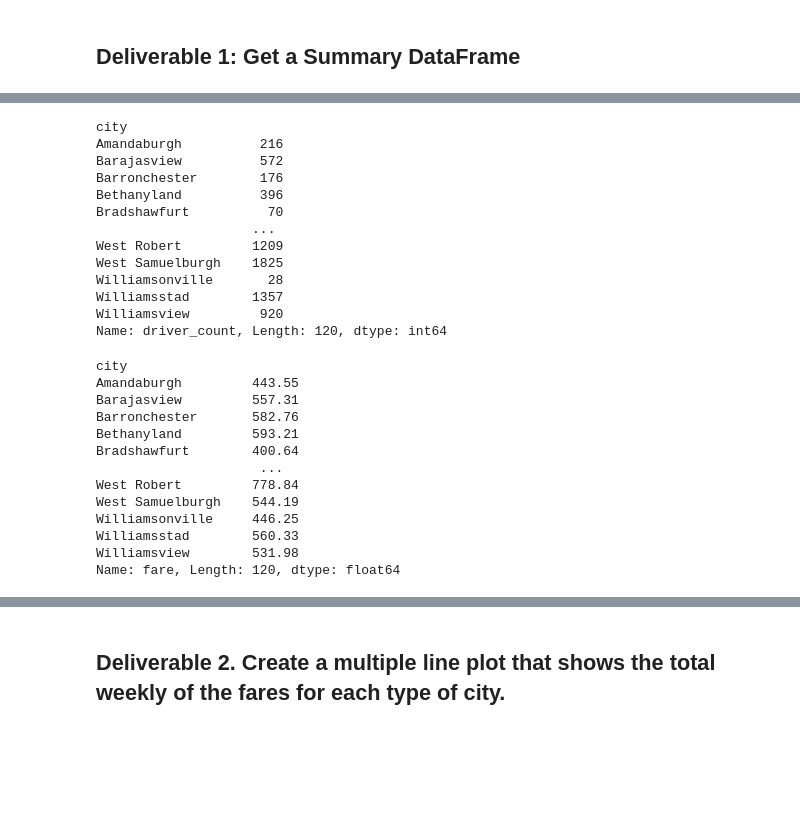
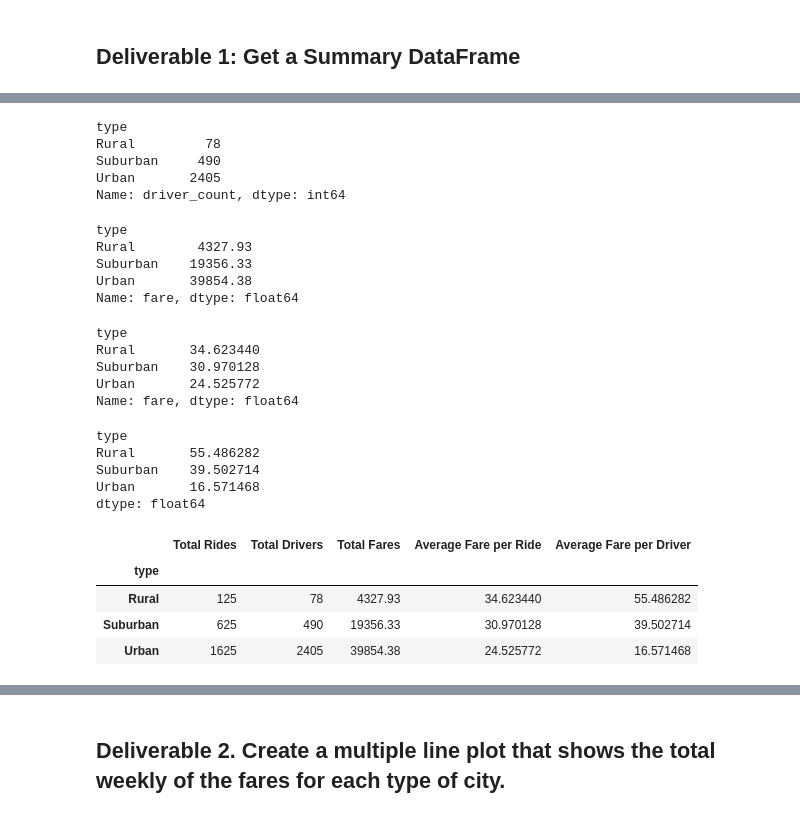
Before and after one commit to marveld21/PyBer_Analysis, a Jupyter notebook: PyBer_Challenge.ipynb, the cells around one changed output, grey strips where cells are left out. Drawn from its saved outputs; the diff is of its cells as text; code cells hidden in the pictures; blank space fills up the shorter version.

```diff
--- a/PyBer_Challenge.ipynb
+++ b/PyBer_Challenge.ipynb
@@ -55,42 +47,42 @@ Name: ride_id, Length: 120, dtype: int64
 # %%
 # 2. Get the total drivers for each city type
 
-drivers_per_city = pyber_data_df.groupby(["city"]).sum()["driver_count"]
-drivers_per_city
+drivers_by_type = city_data_df.groupby(['type']).sum()['driver_count']
+drivers_by_type
 # %% [output]
-city
-Amandaburgh          216
-Barajasview          572
-Barronchester        176
-Bethanyland          396
-Bradshawfurt          70
-                    ...
-West Robert         1209
-West Samuelburgh    1825
-Williamsonville       28
-Williamsstad        1357
-Williamsview         920
-Name: driver_count, Length: 120, dtype: int64
+type
+Rural         78
+Suburban     490
+Urban       2405
+Name: driver_count, dtype: int64
 # %%
 #  3. Get the total amount of fares for each city type
 
-total_fares_per_city = pyber_data_df.groupby(["city"]).sum()["fare"]
-total_fares_per_city
+fare_by_type = pyber_data_df.groupby(['type']).sum()['fare']
+fare_by_type
 # %% [output]
-city
-Amandaburgh         443.55
-Barajasview         557.31
-Barronchester       582.76
-Bethanyland         593.21
-Bradshawfurt        400.64
-                     ...
-West Robert         778.84
-West Samuelburgh    544.19
-Williamsonville     446.25
-Williamsstad        560.33
-Williamsview        531.98
-Name: fare, Length: 120, dtype: float64
+type
+Rural        4327.93
+Suburban    19356.33
+Urban       39854.38
+Name: fare, dtype: float64
 # %%
 #  4. Get the average fare per ride for each city type.
+avg_fare_per_ride = pyber_data_df.groupby(["type"]).mean()["fare"]
+avg_fare_per_ride
+# %% [output]
+type
+Rural       34.623440
+Suburban    30.970128
+Urban       24.525772
+Name: fare, dtype: float64
 # %%
 # 5. Get the average fare per driver for each city type.
+avg_fare_per_driver = fare_by_type / drivers_by_type
+avg_fare_per_driver
+# %% [output]
+type
+Rural       55.486282
+Suburban    39.502714
+Urban       16.571468
+dtype: float64
@@ -99,3 +89,19 @@ Name: fare, Length: 120, dtype: float64
+# %%
+#  6. Create a PyBer summary DataFrame.
+pyber_summary_df = pd.DataFrame({
+    'Total Rides': rides_by_type,
+    'Total Drivers': drivers_by_type,
+    'Total Fares': fare_by_type,
+    'Average Fare per Ride': avg_fare_per_ride,
+    'Average Fare per Driver': avg_fare_per_driver
+})
+pyber_summary_df
+# %% [output]
+|  | Total Rides | Total Drivers | Total Fares | Average Fare per Ride | Average Fare per Driver |
+| type |  |  |  |  |  |
+| Rural | 125 | 78 | 4327.93 | 34.623440 | 55.486282 |
+| Suburban | 625 | 490 | 19356.33 | 30.970128 | 39.502714 |
+| Urban | 1625 | 2405 | 39854.38 | 24.525772 | 16.571468 |
 # %%
 #  7. Cleaning up the DataFrame. Delete the index name
 pyber_summary_df.index.name = None
```
Also changed, not shown: parts of 15 cells of this notebook, 1 other file.
